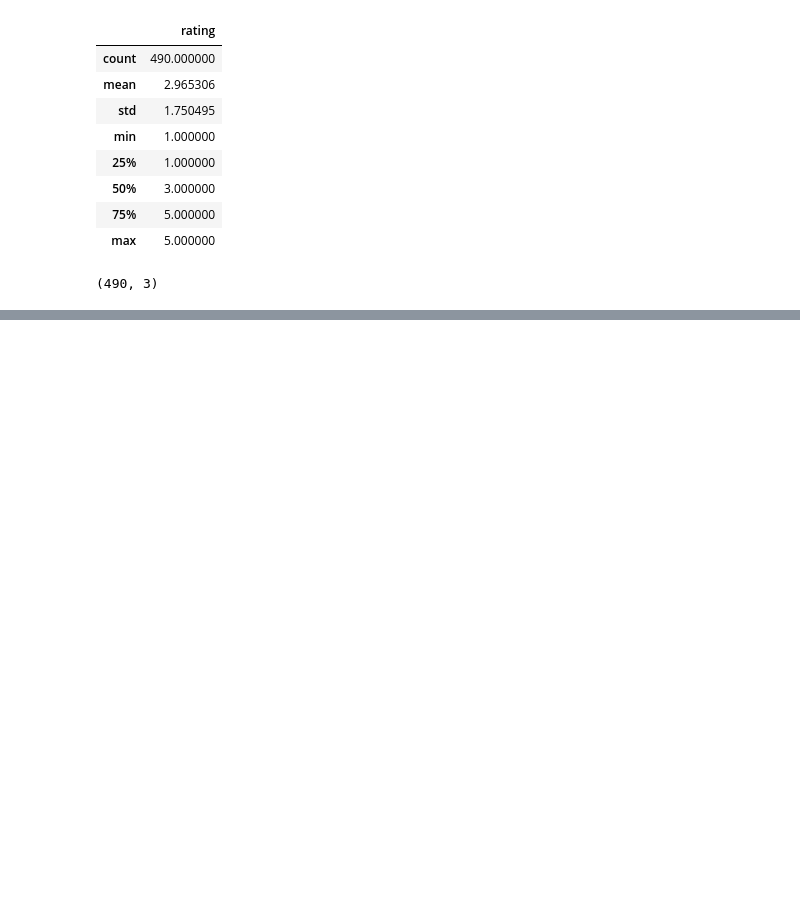
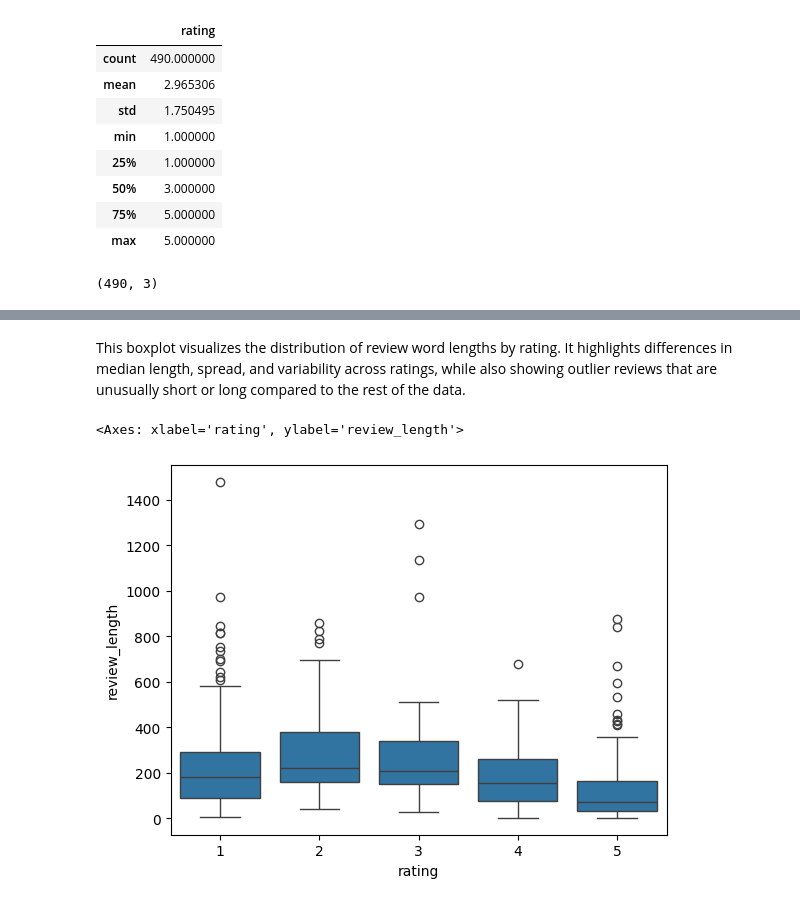
Before and after one commit to geoffreycloud/ios-app-review-insights, a Jupyter notebook: Sentiment_Analysis.ipynb, the cells around one changed output, grey strips where cells are left out. Drawn from its saved outputs; the diff is of its cells as text; code cells hidden in the pictures; blank space fills up the shorter version.

```diff
--- a/Sentiment_Analysis.ipynb
+++ b/Sentiment_Analysis.ipynb
@@ -29,0 +61,7 @@ display(df_reviews.head(10), df_reviews.describe(), df_reviews.shape)
+# %% [markdown]
+This boxplot visualizes the distribution of review word lengths by rating. It highlights differences in median length, spread, and variability across ratings, while also showing outlier reviews that are unusually short or long compared to the rest of the data.
+# %%
+sns.boxplot(x="rating", y="review_length", data=df_reviews)
+# %% [output]
+<Axes: xlabel='rating', ylabel='review_length'>
+[figure, added]
```
Also changed, not shown: parts of 9 cells of this notebook.
